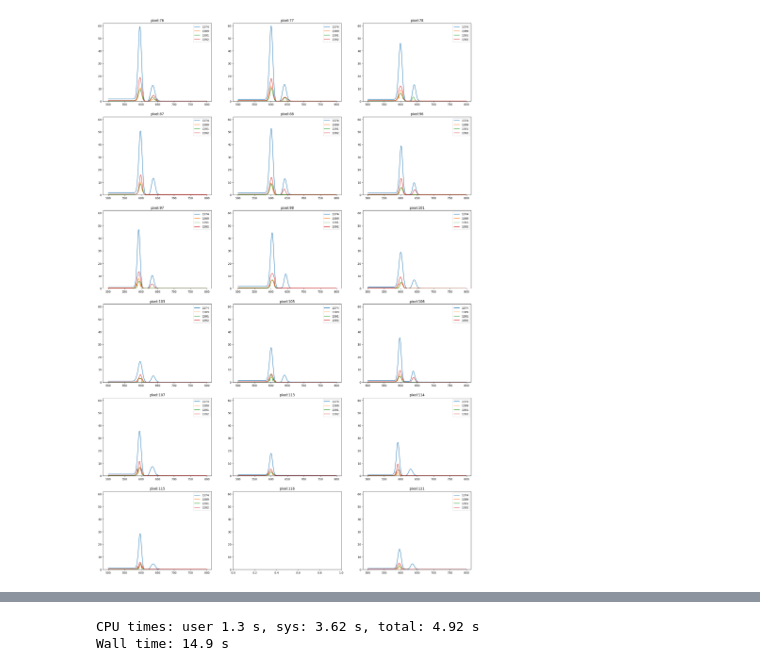
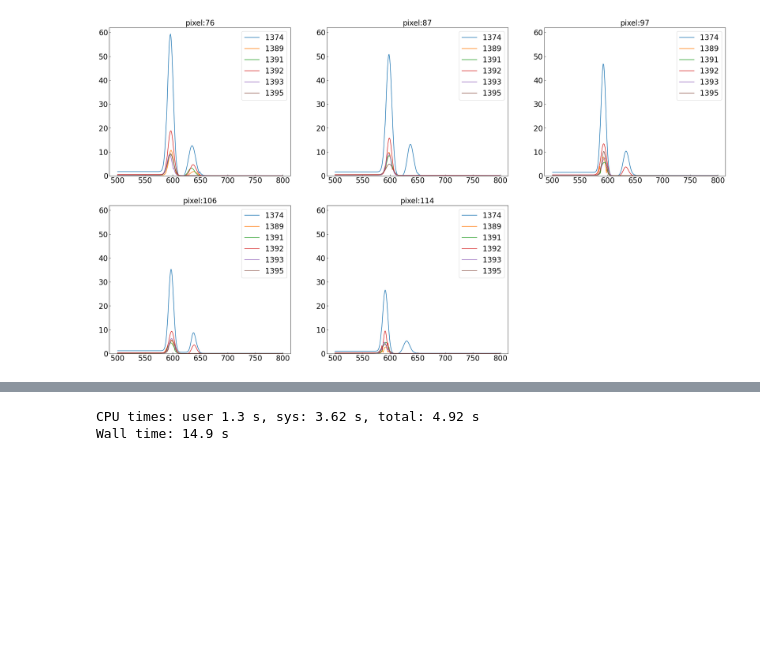
Before and after one commit to arlee-shelby/calibration, a Jupyter notebook: SnCalibration_pixelResults.ipynb, the cells around one changed output, grey strips where cells are left out. Drawn from its saved outputs; the diff is of its cells as text; code cells hidden in the pictures; blank space fills up the shorter version.

```diff
--- a/SnCalibration_pixelResults.ipynb
+++ b/SnCalibration_pixelResults.ipynb
@@ -54,0 +63,26 @@ dataAll[dataAll['run']==1391]
+# %%
+nrows,ncols=2,3
+py.figure(figsize=(10*ncols,8*nrows))
+x = np.arange(550,675)
+# print(len(x))
+# for i in range(7):
+conf['capture'] = 'one'
+conf['xray'] = 'OFF'
+Sn = SnCalibration()
+
+        #plot all the fits with the same initilization on the same graph
+
+
+        #need to convert the stored parameter string into the corresponding numerical values and plot Sn.get_fit (the fitting function)
+# plt.plot(x,Sn.get_fit(x,*np.float64(dataAll[dataAll['pixel']==87].iloc[4]['ecap'].replace('[','').replace(']','').split())),label = '%d'%runs[1])
+cnt = 0
+for j in pix_index:
+    cnt +=1
+    for i in range(6):
+        ax=py.subplot(nrows,ncols,cnt)
+        ax.plot(x,np.float64(dataAll[dataAll['pixel']==j].iloc[i]['CE hist'].replace('[','').replace(']','').split())[250:375],label = '%d'%runs[i])
+        ax.set_ylim(0,70)
+        ax.tick_params(direction='in',which='both',axis='both',labelsize=20)
+        ax.set_title('pixel:%d'%j,size=20)
+        ax.legend(prop={'size':20})
+plt.show()
@@ -55,17 +142,18 @@ dataAll[dataAll['run']==1391]
 # %%
-nrows,ncols=7,3
-py.figure(figsize=(8*ncols,6*nrows))
+nrows,ncols=2,3
+py.figure(figsize=(10*ncols,8*nrows))
 
 
 x = np.arange(500,800)
 conf['xray'] = 'OFF'
 cnt = 0
-for j in np.int16(dataAll[dataAll['run']==1374]['pixel'][:18]):
+for j in pix_index:
     cnt +=1
     ax=py.subplot(nrows,ncols,cnt)
-    ax.set_title('pixel:%d'%j)
+    ax.set_title('pixel:%d'%j,size=20)
     ax.set_ylim(0,62)
-    for i in range(4):
+    ax.tick_params(direction='in',which='both',axis='both',labelsize=20)
+    for i in range(6):
 
         if dataAll[dataAll['pixel']==j].iloc[i]['CE']==3:
             #need to initialize the class to get the correct fit function based on the same recorded initilizing flag in column "CE"
@@ -75,35 +163,36 @@ for j in np.int16(dataAll[dataAll['run']==1374]['pixel'][:18]):
             #plot all the fits with the same initilization on the same graph
 
 
             #need to convert the stored parameter string into the corresponding numerical values and plot Sn.get_fit (the fitting function)
             ax.plot(x,Sn.get_fit(x,*np.float64(dataAll[dataAll['pixel']==j].iloc[i]['ecap'].replace('[','').replace(']','').split())),label = '%d'%runs[i])
-            ax.legend()
+            ax.legend(prop={'size':20})
+
 
         if dataAll[dataAll['pixel']==j].iloc[i]['CE']==2:
 
             #need to initialize the class to get the correct fit function based on the same recorded initilizing flag in column "CE"
             conf['capture'] = 'two'
             Sn = SnCalibration()
 
             #plot all the fits with the same initilization on the same graph
 
 
             #need to convert the stored parameter string into the corresponding numerical values and plot Sn.get_fit (the fitting function)
             ax.plot(x,Sn.get_fit(x,*np.float64(dataAll[dataAll['pixel']==j].iloc[i]['ecap'].replace('[','').replace(']','').split())),label = '%d'%runs[i])
-            ax.legend()
+            ax.legend(prop={'size':20})
 
         if dataAll[dataAll['pixel']==j].iloc[i]['CE']==1:
 
             #need to initialize the class to get the correct fit function based on the same recorded initilizing flag in column "CE"
             conf['capture'] = 'one'
             Sn = SnCalibration()
 
             #plot all the fits with the same initilization on the same graph
 
 
             #need to convert the stored parameter string into the corresponding numerical values and plot Sn.get_fit (the fitting function)
             ax.plot(x,Sn.get_fit(x,*np.float64(dataAll[dataAll['pixel']==j].iloc[i]['ecap'].replace('[','').replace(']','').split())),label = '%d'%runs[i])
-            ax.legend()
+            ax.legend(prop={'size':20})
 # %% [output]
-[figure, old version]
+[figure, new version]
 # %%
```
Also changed, not shown: parts of 43 cells of this notebook, 1 other file.
